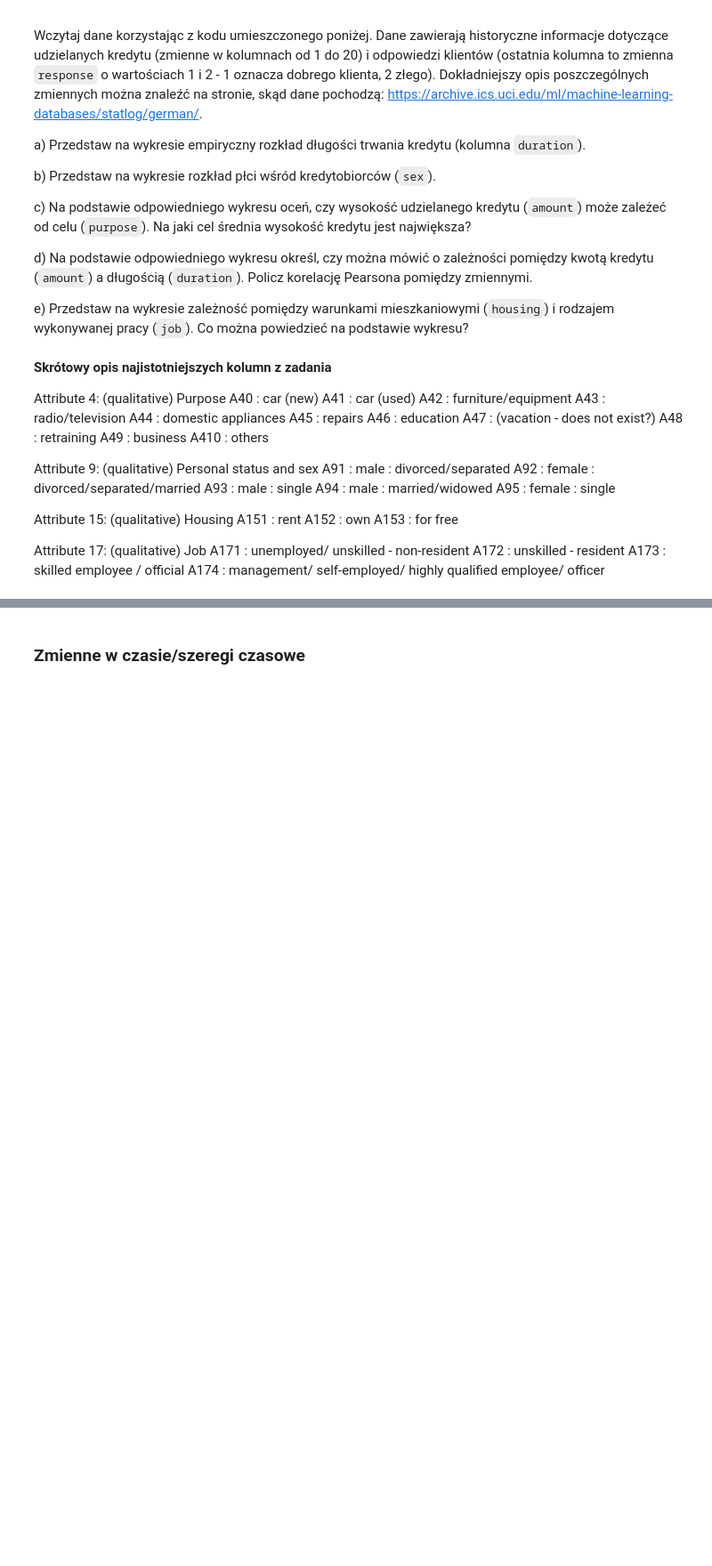
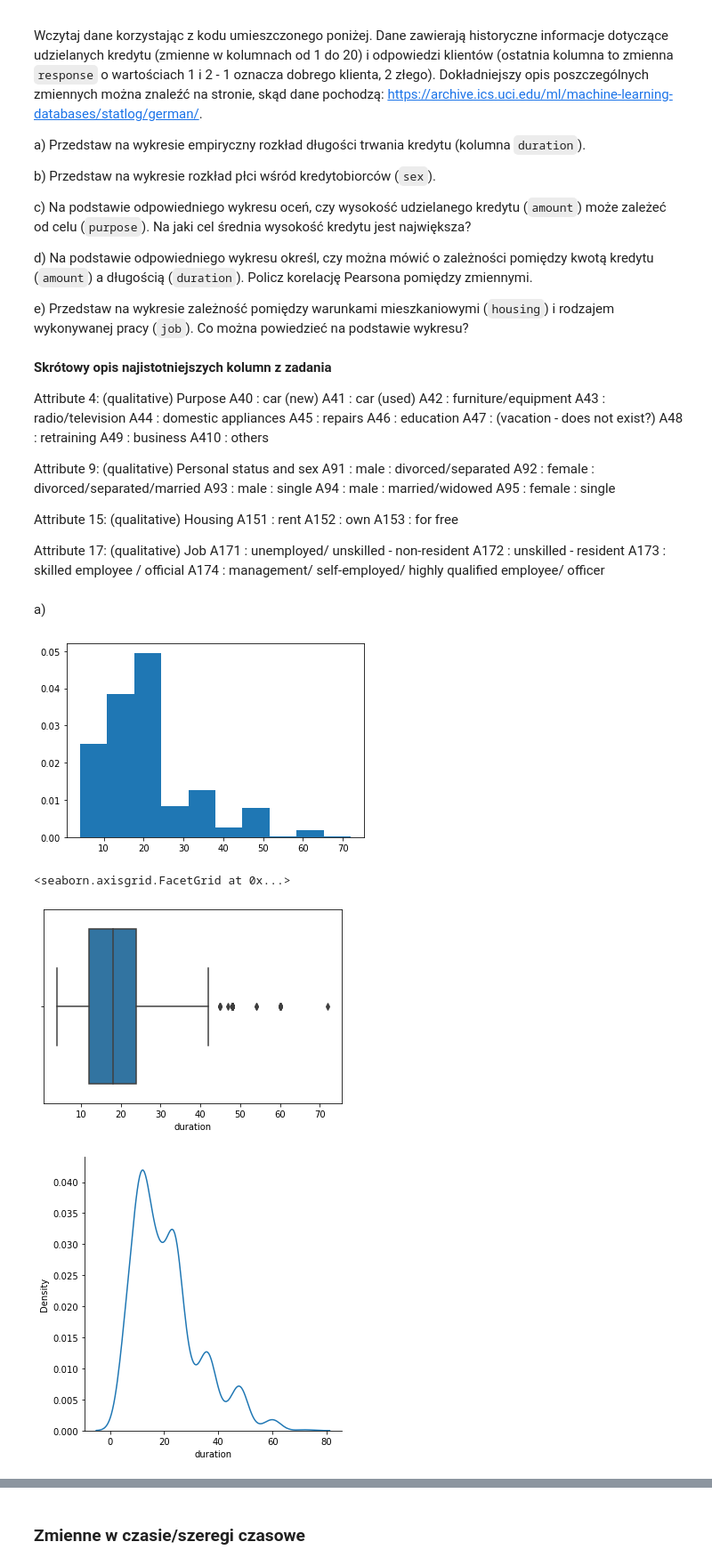
Before and after one commit to MalgosiaL/stat_prob_2020_10, a Jupyter notebook: sobota_lab.ipynb, the cells around one changed output, grey strips where cells are left out. Shown at 89% size. Saved outputs shown, nothing was run; the diff lists cells and outputs as text; code cells hidden in the pictures; blank space fills up the shorter version.

```diff
--- a/sobota_lab.ipynb
+++ b/sobota_lab.ipynb
@@ -701,3 +711,17 @@ Attribute 17: (qualitative)
 # %%
 df_zad = pd.read_table("http://archive.ics.uci.edu/ml/machine-learning-databases/statlog/german/german.data",
                    sep=" ", names=["chk_acct", "duration", "credit_his", "purpose", "amount", "saving_acct", "present_emp", "installment_rate", "sex", "other_debtor", "present_resid", "property", "age", "other_install", "housing", "n_credits", "job", "n_people", "telephone", "foreign", "response"])
+# %% [markdown]
+a)
+# %%
+plt.hist(df_zad["duration"], density=True)
+plt.show()
+
+sns.boxplot(x="duration", data=df_zad)
+
+sns.displot(x="duration", data=df_zad, kind="kde")
+# %% [output]
+[figure, added]
+<seaborn.axisgrid.FacetGrid at 0x...>
+[figure, added]
+[figure, added]
```
Also changed, not shown: parts of 19 cells of this notebook.
